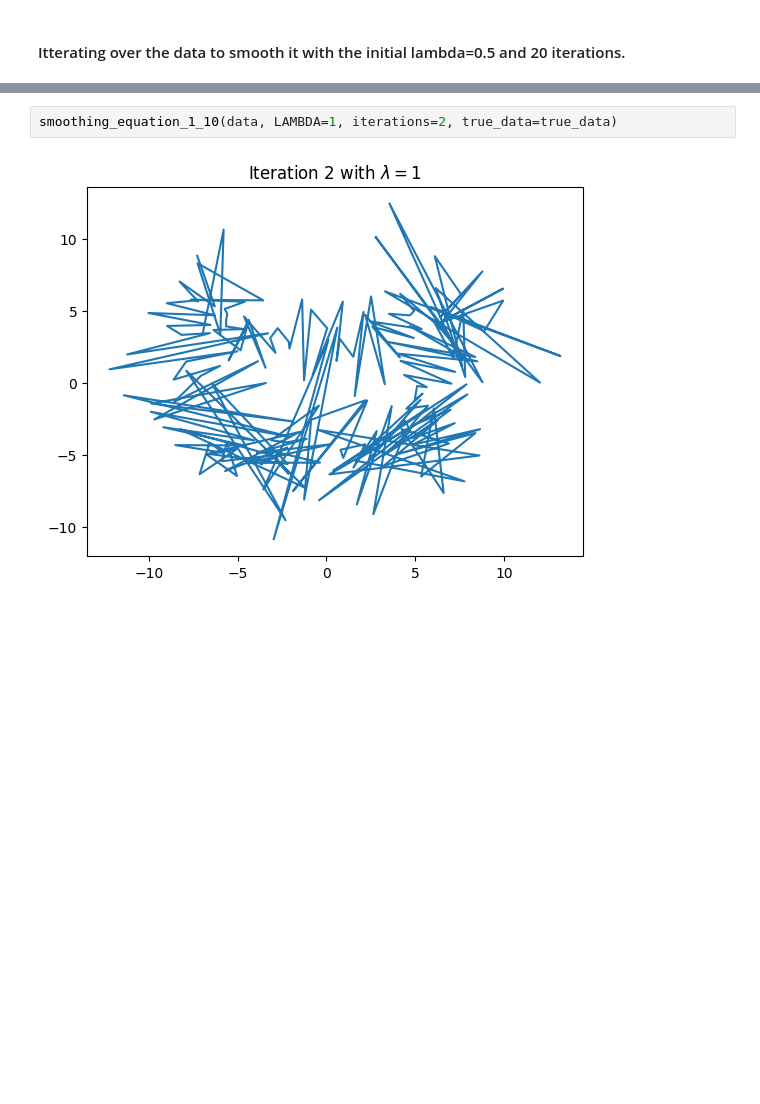
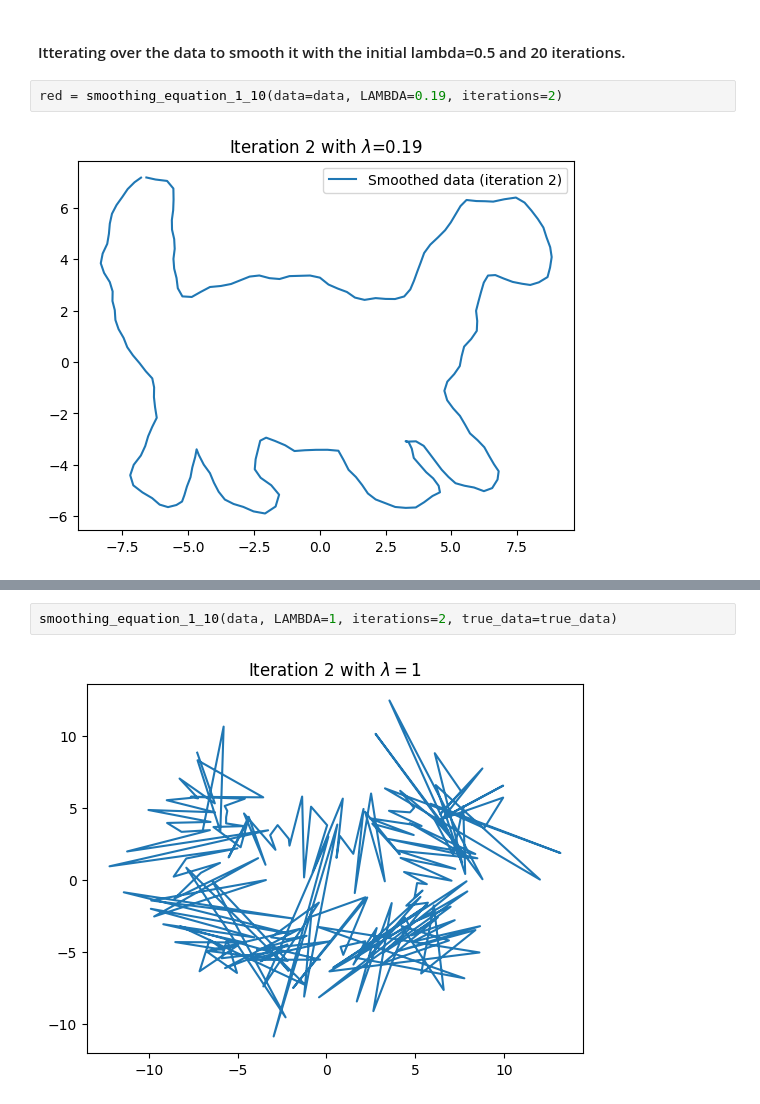
Before and after one commit to Cerlog/02506_Advanced_Image_Analysis_DTU, a Jupyter notebook: Chapter01/week_1_ex_3.ipynb, the cells around one changed output, grey strips where cells are left out. Drawn from its saved outputs; the diff is of its cells as text; blank space fills up the shorter version.

```diff
--- a/Chapter01/week_1_ex_3.ipynb
+++ b/Chapter01/week_1_ex_3.ipynb
@@ -143,2 +194,6 @@ def smoothing_equation_1_10(data, LAMBDA=0.5, iterations=10, true_data=None):
 # %% [markdown]
 #### Itterating over the data to smooth it with the initial lambda=0.5 and 20 iterations.
+# %%
+red = smoothing_equation_1_10(data=data, LAMBDA=0.19, iterations=2)
+# %% [output]
+[figure, added]
```
Also changed, not shown: parts of 14 cells of this notebook, 50 other files.
